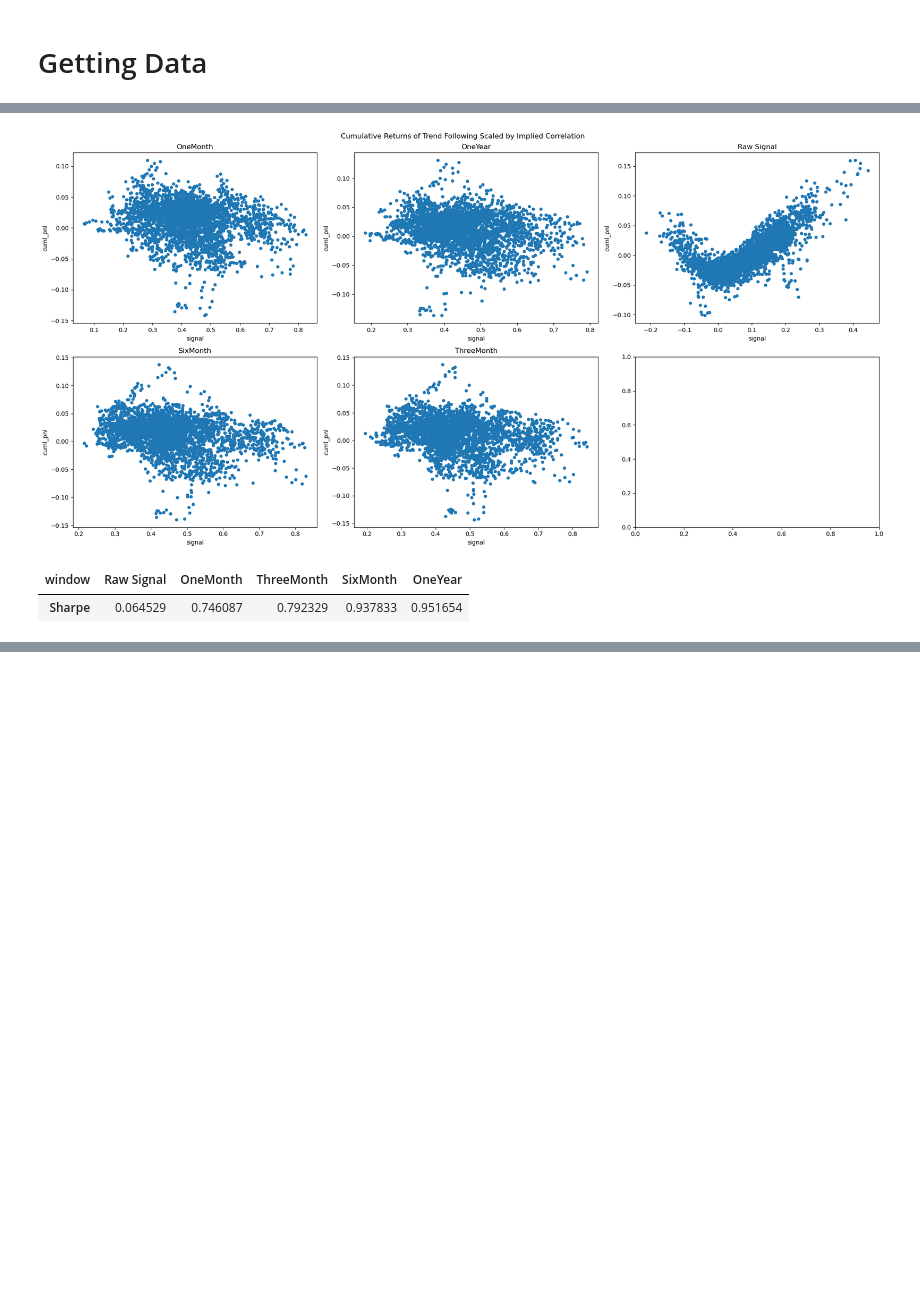
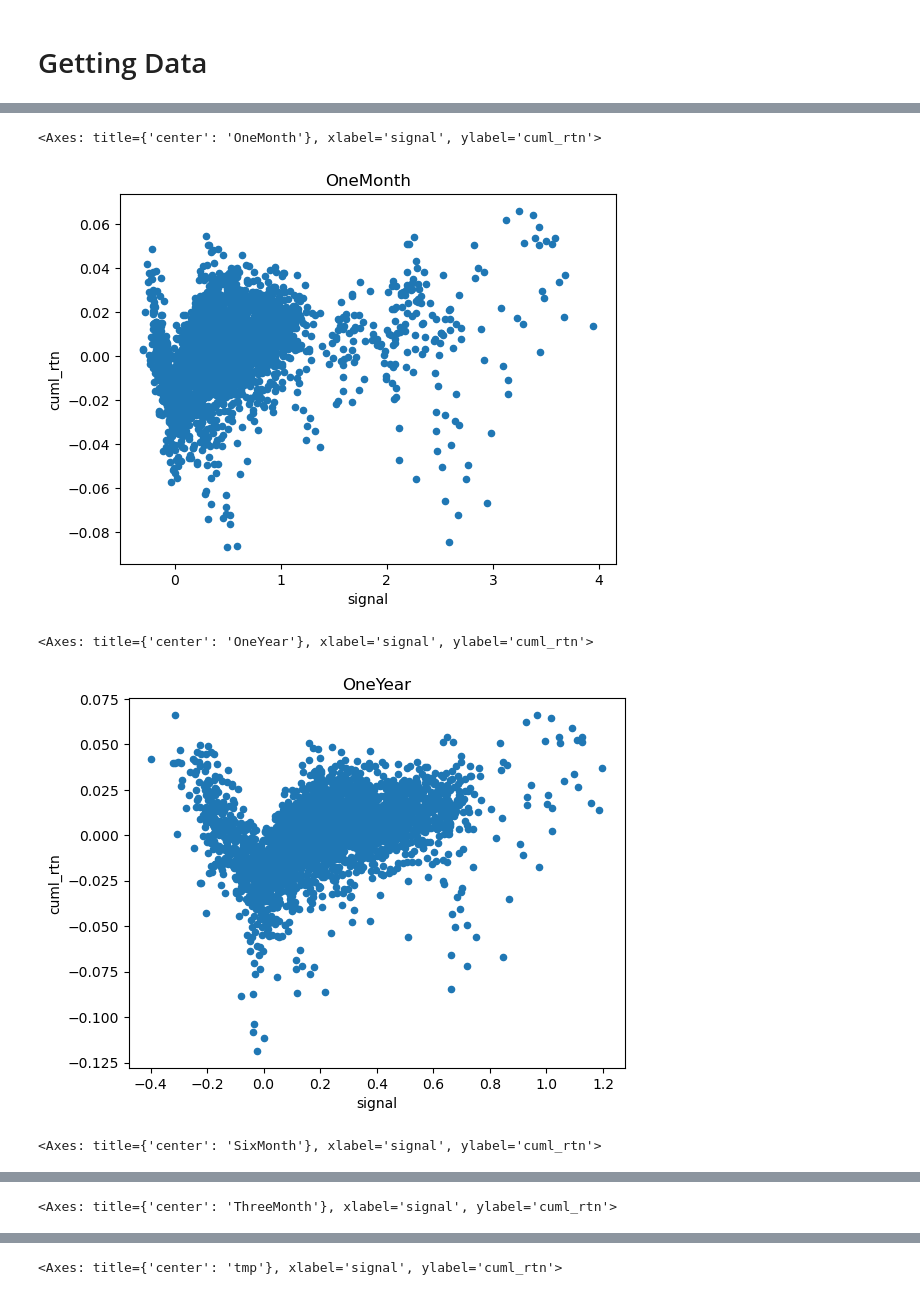
Before and after one commit to diegodalvarez/TrendSystem, a Jupyter notebook: Research/SignalResearch/1ImpliedCorrelationSignals.ipynb, the cells around one changed output, grey strips where cells are left out. Saved outputs shown, nothing was run; the diff lists cells and outputs as text; code cells hidden in the pictures; blank space fills up the shorter version.

```diff
--- a/Research/SignalResearch/1ImpliedCorrelationSignals.ipynb
+++ b/Research/SignalResearch/1ImpliedCorrelationSignals.ipynb
@@ -116,0 +70,18 @@ df_signal_rtn = (df_signal
+# %%
+df_signal = (df_combined[
+    ["date", "px_diff"]]
+    .drop_duplicates()
+    .sort_values("date")
+    .set_index("date")
+    .apply(lambda x: x.ewm(span = 10, adjust = False).std())
+    .reset_index()
+    .rename(columns = {"px_diff": "px_std"})
+    .merge(right = df_combined, how = "inner", on = ["date"])
+    .assign(
+        R   = lambda x: x.px_diff / (x.px_std * x.value),
+        tmp = lambda x: x.px_diff / x.px_std)
+    .pivot(index = ["date", "tmp"], columns = "window", values = "R")
+    .reset_index()
+    .set_index("date")
+    .apply(lambda x: x.ewm(span = 100, adjust = False).mean())
+    .shift())
@@ -117 +98,6 @@ df_signal_rtn = (df_signal
+# %%
+df_tmp = (df_signal
+    .reset_index()
+    .melt(id_vars = "date", value_name = "signal")
+    .merge(right = df_px, how = "inner", on = ["date"]))
 # %%
@@ -138,28 +117,22 @@ df_combined = (df_signal
-# %%
-windows = df_combined.window.drop_duplicates().sort_values().to_list()
-fig, axes = plt.subplots(ncols = 3, nrows = 2, figsize = (20,10))
-
-for window, ax in zip(windows, axes.flatten()):
-
-    (df_combined
-        .loc[lambda x: x.window == window]
-        .assign(year = lambda x: pd.to_datetime(x.date).dt.year)
-        .loc[lambda x: x.year != x.year.min()]
-        .plot(
-            ax   = ax,
-            kind = "scatter", x = "signal", y = "cuml_pnl",
-            title = window))
-
-fig.suptitle("Cumulative Returns of Trend Following Scaled by Implied Correlation")
-plt.tight_layout()
-# %% [output]
-[figure, removed]
-# %%
-(df_vol_rtn
-    .agg(lambda x: x.mean() / x.std() * np.sqrt(252))
-    .to_frame(name = "Sharpe")
-    .sort_values("Sharpe")
-    .T)
-# %% [output]
-| window | Raw Signal | OneMonth | ThreeMonth | SixMonth | OneYear |
-| Sharpe | 0.064529 | 0.746087 | 0.792329 | 0.937833 | 0.951654 |
+# %%
+names = df_tmp.window.drop_duplicates().sort_values().to_list()
+for name in names:
+
+    display(df_tmp
+        .loc[lambda x: x.window == name]
+        .assign(
+            signal_rtn = lambda x: np.sign(x.signal) * x.px_rtn,
+            vol_rtn    = lambda x: x.signal_rtn * (0.1 / (x.signal_rtn.ewm(span = 100, adjust = False).std() * np.sqrt(252))),
+            cuml_rtn   = lambda x: x.vol_rtn.rolling(window = 10).sum(),
+            year       = lambda x: pd.to_datetime(x.date).dt.year)
+        .loc[lambda x: x.year != x.year.min()]
+        .loc[lambda x: x.year != x.year.min()]
+        .set_index("date")
+        .plot(kind = "scatter", x = "signal", y = "cuml_rtn", title = name))
+    plt.show()
+# %% [output]
+<Axes: title={'center': 'OneMonth'}, xlabel='signal', ylabel='cuml_rtn'>
+[figure, added]
+<Axes: title={'center': 'OneYear'}, xlabel='signal', ylabel='cuml_rtn'>
+[figure, added]
+<Axes: title={'center': 'SixMonth'}, xlabel='signal', ylabel='cuml_rtn'>
@@ -165,0 +140 @@ plt.tight_layout()
+<Axes: title={'center': 'ThreeMonth'}, xlabel='signal', ylabel='cuml_rtn'>
@@ -165,0 +142 @@ plt.tight_layout()
+<Axes: title={'center': 'tmp'}, xlabel='signal', ylabel='cuml_rtn'>
```
Also changed, not shown: parts of 13 cells of this notebook.
